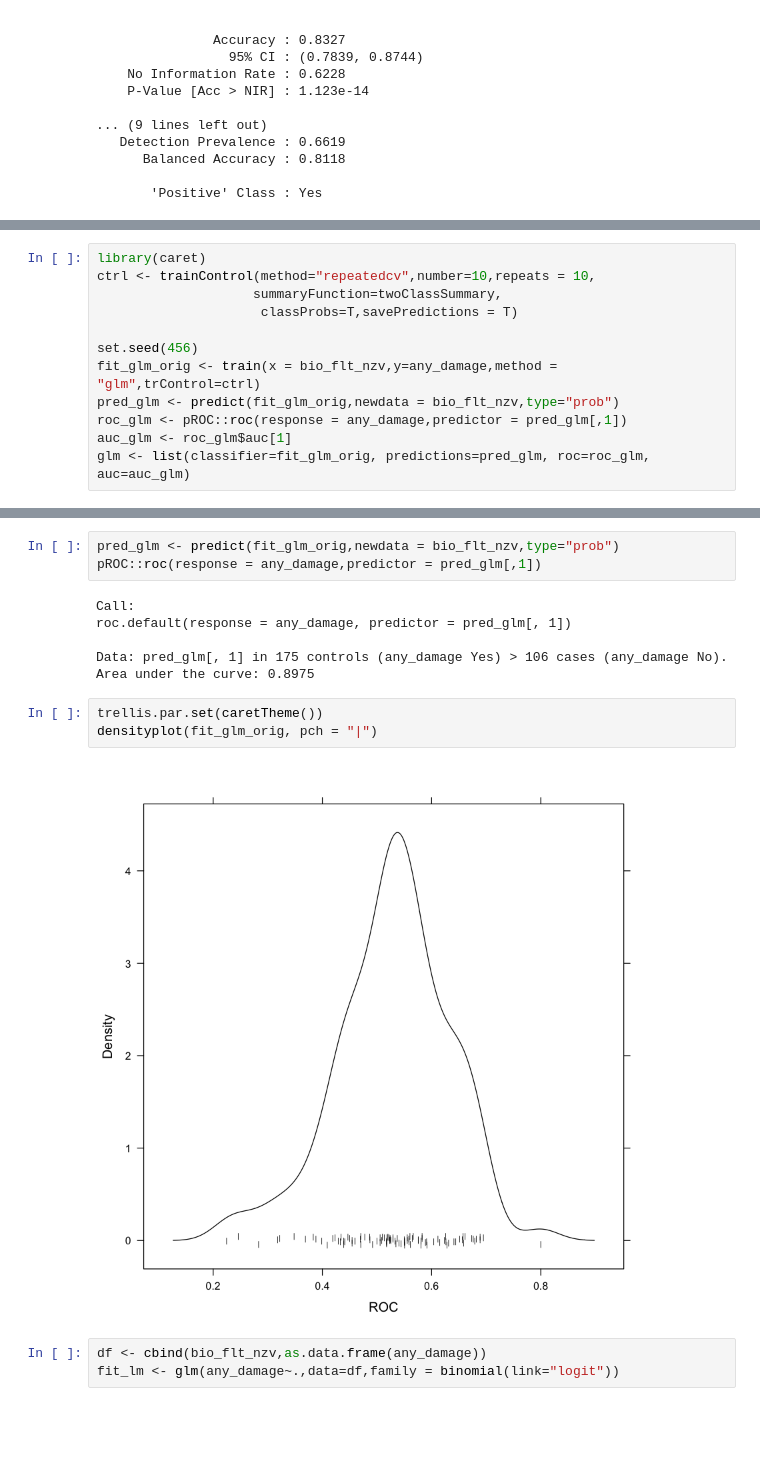
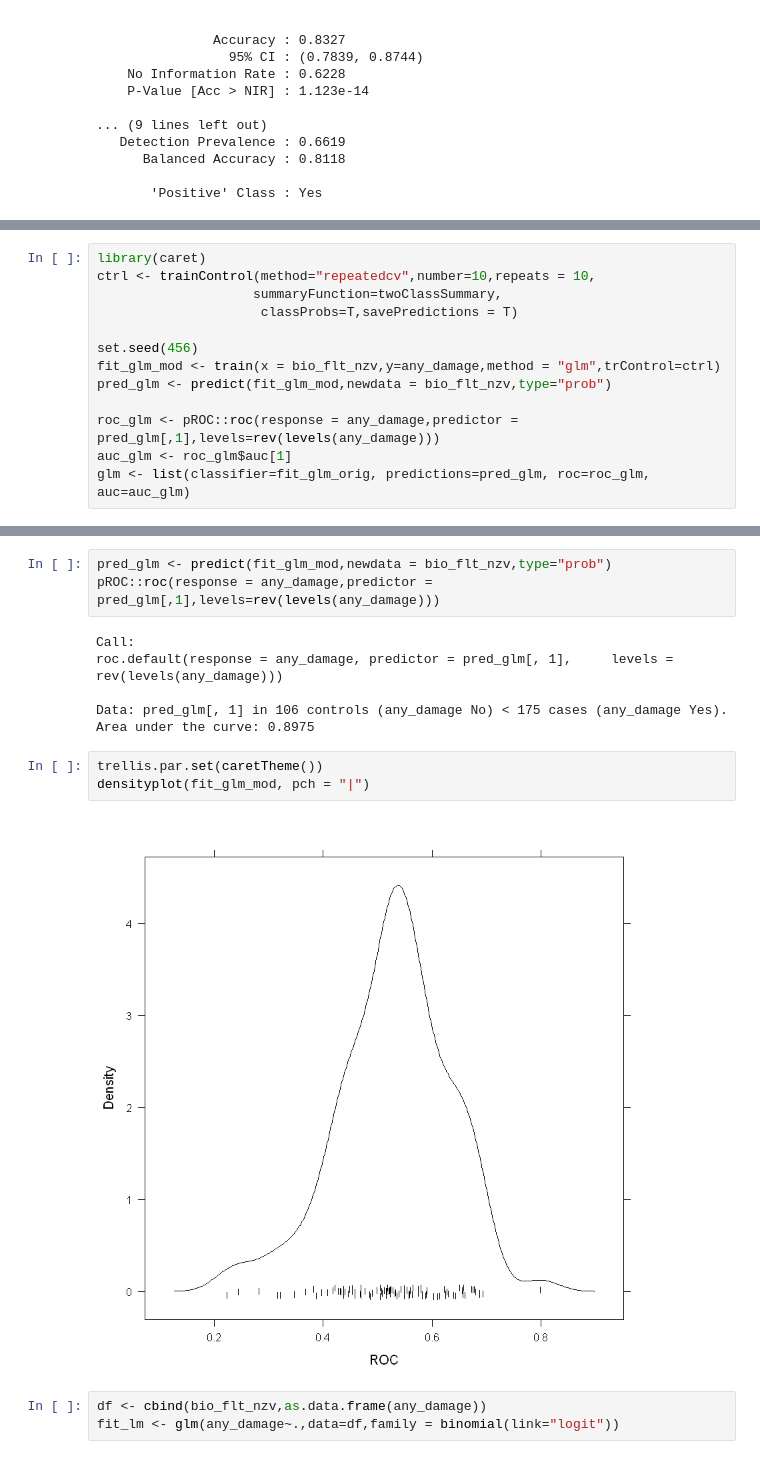
Before and after one commit to Randallzoeng/BookClub, a Jupyter notebook: AppliedPredictiveModeling/Chap. 12 Exercises.ipynb, the cells around one changed output, grey strips where cells are left out. Drawn from its saved outputs; the diff is of its cells as text; blank space fills up the shorter version.

```diff
--- a/AppliedPredictiveModeling/Chap. 12 Exercises.ipynb
+++ b/AppliedPredictiveModeling/Chap. 12 Exercises.ipynb
@@ -403,8 +287,9 @@ ctrl <- trainControl(method="repeatedcv",number=10,repeats = 10,
                      classProbs=T,savePredictions = T)
 
 set.seed(456)
-fit_glm_orig <- train(x = bio_flt_nzv,y=any_damage,method = "glm",trControl=ctrl)
-pred_glm <- predict(fit_glm_orig,newdata = bio_flt_nzv,type="prob")
-roc_glm <- pROC::roc(response = any_damage,predictor = pred_glm[,1])
+fit_glm_mod <- train(x = bio_flt_nzv,y=any_damage,method = "glm",trControl=ctrl)
+pred_glm <- predict(fit_glm_mod,newdata = bio_flt_nzv,type="prob")
+
+roc_glm <- pROC::roc(response = any_damage,predictor = pred_glm[,1],levels=rev(levels(any_damage)))
 auc_glm <- roc_glm$auc[1]
 glm <- list(classifier=fit_glm_orig, predictions=pred_glm, roc=roc_glm, auc=auc_glm)
@@ -427,17 +312,17 @@ Resampling results:
 # %%
-pred_glm <- predict(fit_glm_orig,newdata = bio_flt_nzv,type="prob")
-pROC::roc(response = any_damage,predictor = pred_glm[,1])
+pred_glm <- predict(fit_glm_mod,newdata = bio_flt_nzv,type="prob")
+pROC::roc(response = any_damage,predictor = pred_glm[,1],levels=rev(levels(any_damage)))
 # %% [output]
 Call:
-roc.default(response = any_damage, predictor = pred_glm[, 1])
+roc.default(response = any_damage, predictor = pred_glm[, 1],     levels = rev(levels(any_damage)))
 
-Data: pred_glm[, 1] in 175 controls (any_damage Yes) > 106 cases (any_damage No).
+Data: pred_glm[, 1] in 106 controls (any_damage No) < 175 cases (any_damage Yes).
 Area under the curve: 0.8975
 # %%
 trellis.par.set(caretTheme())
-densityplot(fit_glm_orig, pch = "|")
+densityplot(fit_glm_mod, pch = "|")
 # %% [output]
-[figure, old version]
+[figure, new version]
 # %%
 df <- cbind(bio_flt_nzv,as.data.frame(any_damage))
 fit_lm <- glm(any_damage~.,data=df,family = binomial(link="logit"))
```
Also changed, not shown: parts of 69 cells of this notebook.
